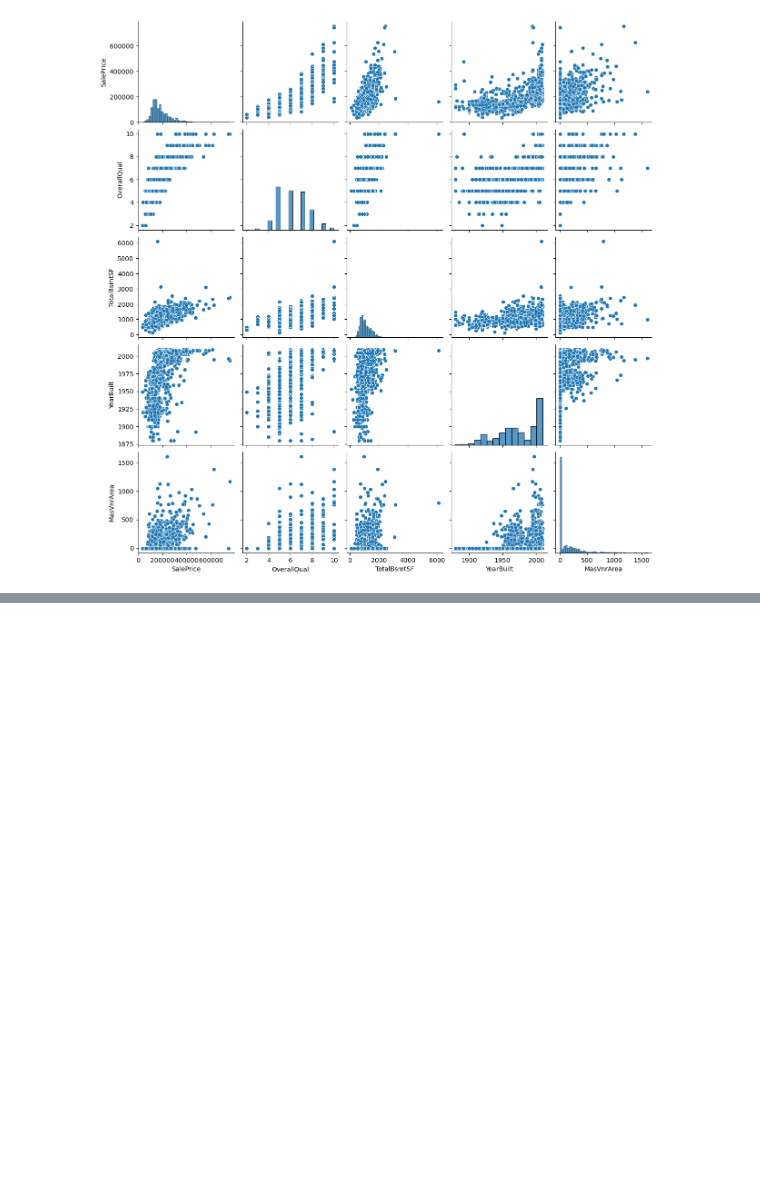
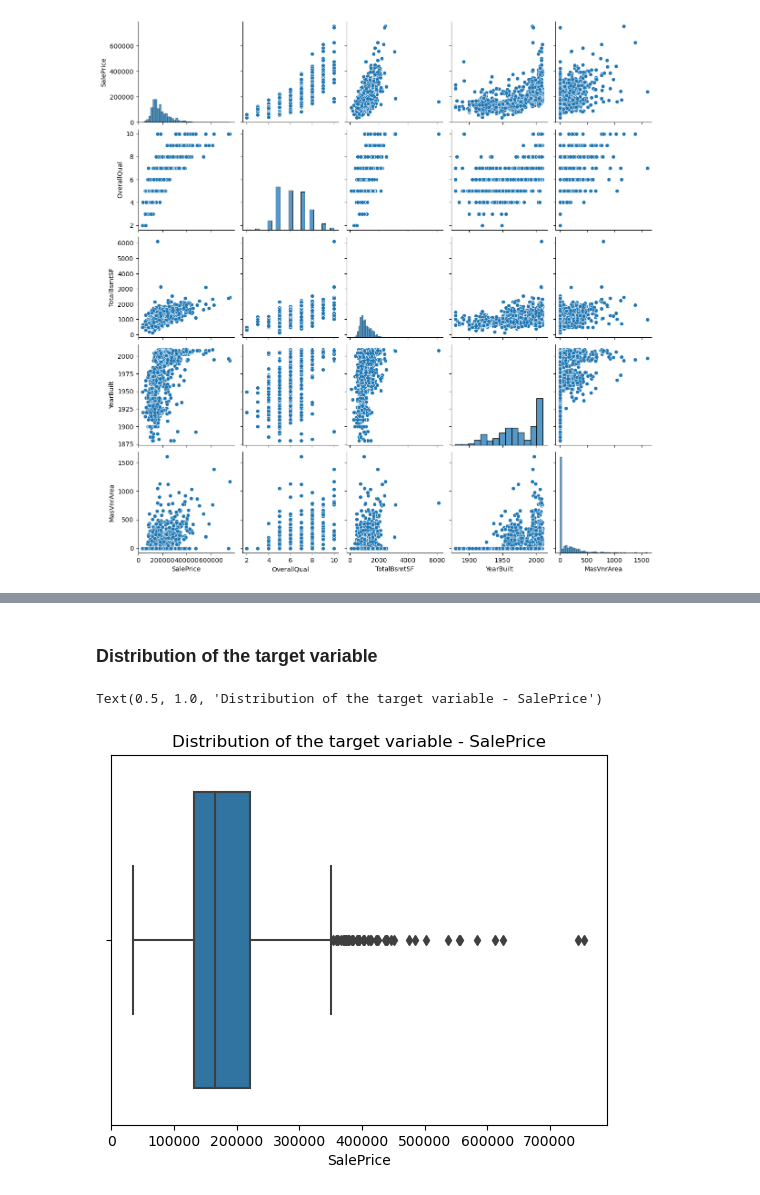
Before and after one commit to dilruu89/Kaggle, a Jupyter notebook: 02-regression-analysis-house-pricing.ipynb, the cells around one changed output, grey strips where cells are left out. Drawn from its saved outputs; the diff is of its cells as text; code cells hidden in the pictures; blank space fills up the shorter version.

```diff
--- a/02-regression-analysis-house-pricing.ipynb
+++ b/02-regression-analysis-house-pricing.ipynb
@@ -380,0 +266,9 @@ strong multicollinearity problems or that the design matrix is singular.
+# %% [markdown]
+### Distribution of the target variable
+# %%
+# Box-Plot
+sns.boxplot(x=train_df['SalePrice'])
+plt.title("Distribution of the target variable - SalePrice")
+# %% [output]
+Text(0.5, 1.0, 'Distribution of the target variable - SalePrice')
+[figure, added]
```
Also changed, not shown: parts of 88 cells of this notebook.
